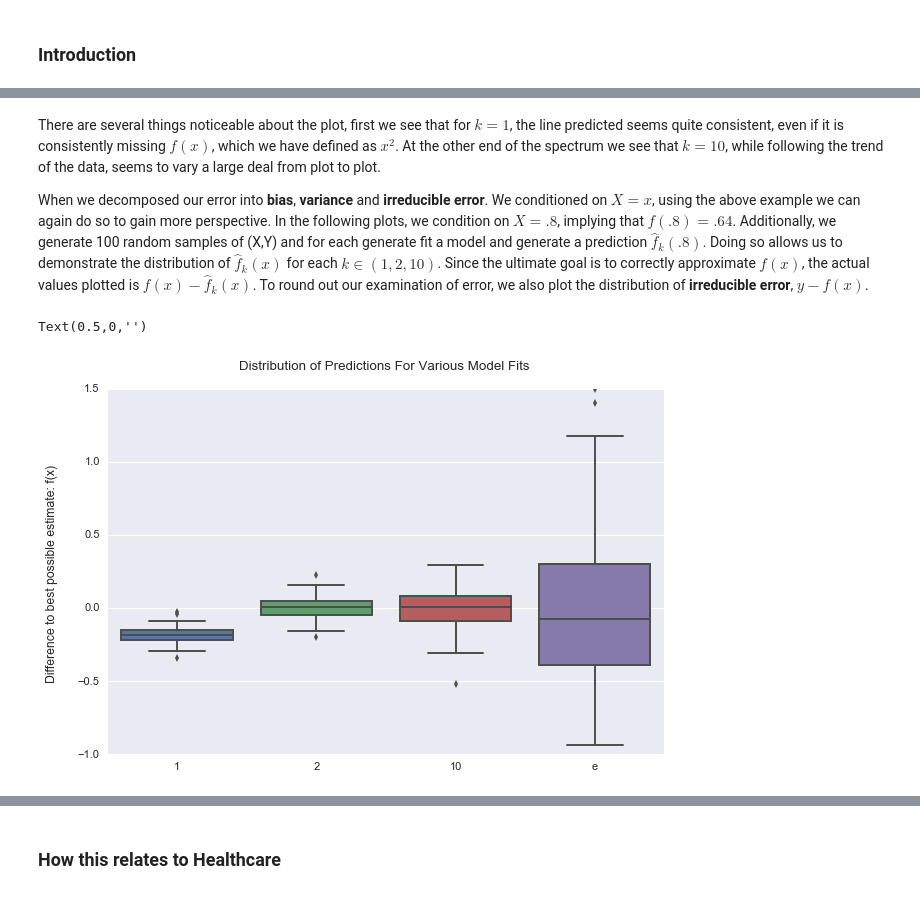
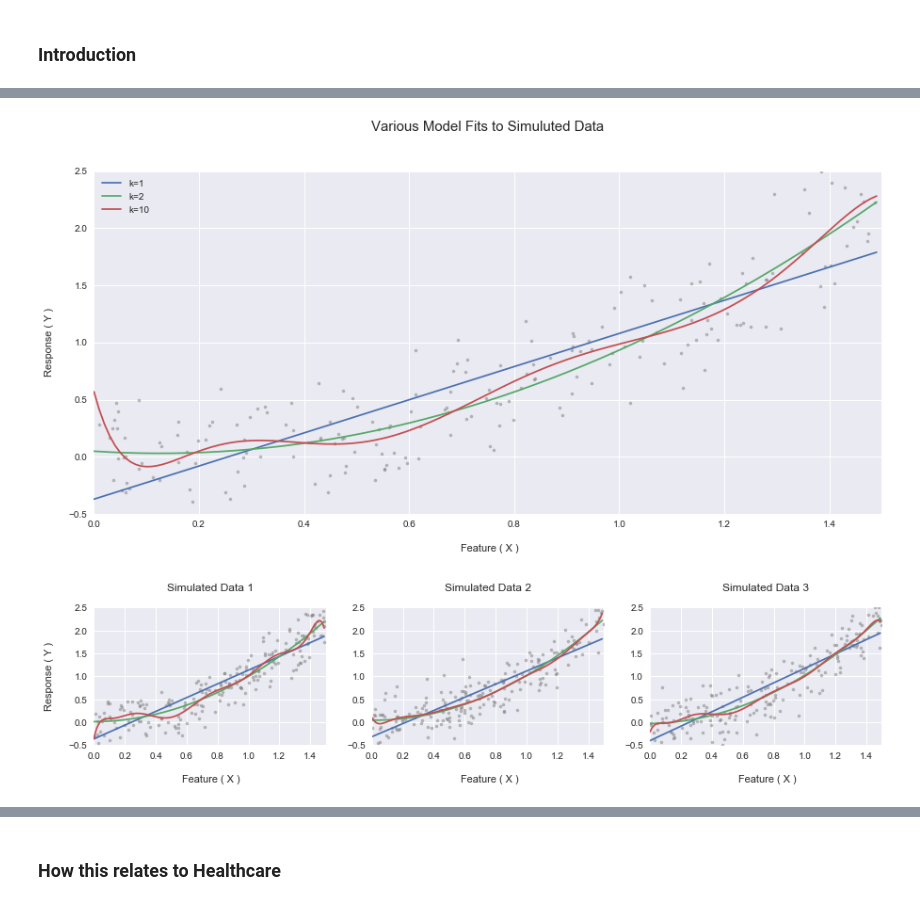
Before and after one commit to MatKMcC/blog_post, a Jupyter notebook: blog_proposal_final.ipynb, the cells around one changed output, grey strips where cells are left out. Cells and saved outputs as stored; diff of their text form; code cells hidden in the pictures.

```diff
--- a/blog_proposal_final.ipynb
+++ b/blog_proposal_final.ipynb
@@ -244,12 +270,6 @@ plot_a(1,3,3)
-# %% [markdown]
-There are several things noticeable about the plot, first we see that for $k=1$, the line predicted seems quite consistent, even if it is consistently missing $f(x)$, which we have defined as $x^2$. At the other end of the spectrum we see that $k=10$, while following the trend of the data, seems to vary a large deal from plot to plot.
-
-When we decomposed our error into **bias**, **variance** and **irreducible error**. We conditioned on $X=x$, using the above example we can again do so to gain more perspective. In the following plots, we condition on $X=.8$, implying that $f(.8) = .64$. Additionally, we generate 100 random samples of (X,Y) and for each generate fit a model and generate a prediction $\hat f_k(.8)$. Doing so allows us to demonstrate the distribution of $\hat f_k(x)$ for each $k \in (1,2,10)$. Since the ultimate goal is to correctly approximate $f(x)$, the actual values plotted is $f(x) - \hat f_k(x)$. To round out our examination of error, we also plot the distribution of **irreducible error**, $y-f(x)$.
-# %%
-plot_b(N=1,f=f,x=.8,var=.3,col=1,index=1)
-plt.title('Distribution of Predictions For Various Model Fits \n')
-plt.ylabel('Difference to best possible estimate: f(x) \n')
-plt.xlabel('')
-# %% [output]
-Text(0.5,0,'')
-[figure, removed]
+# %%
+var = .3
+exhibit_a()
+# %% [output]
+[figure, added]
+[figure, added]
```
Also changed, not shown: parts of 13 cells of this notebook.
